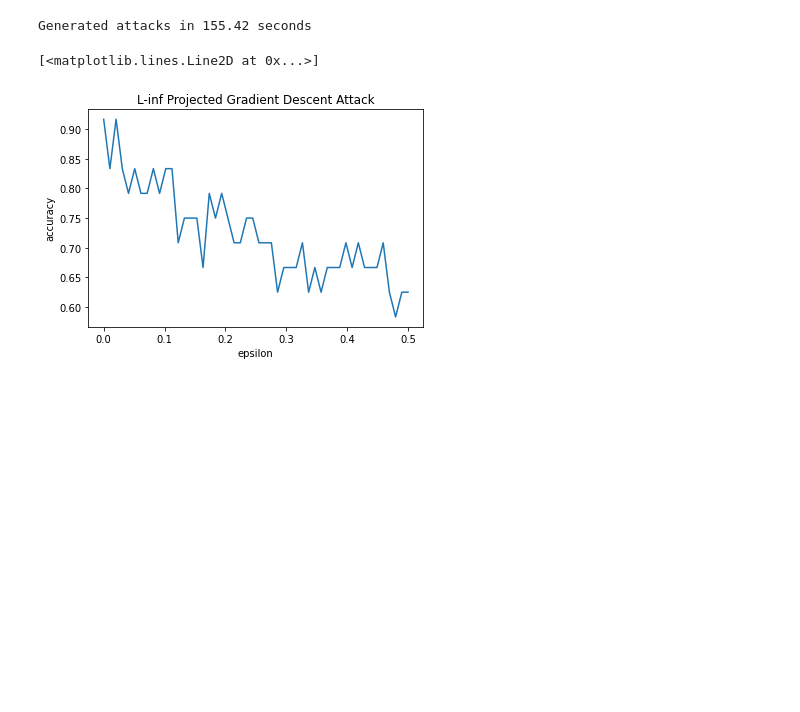
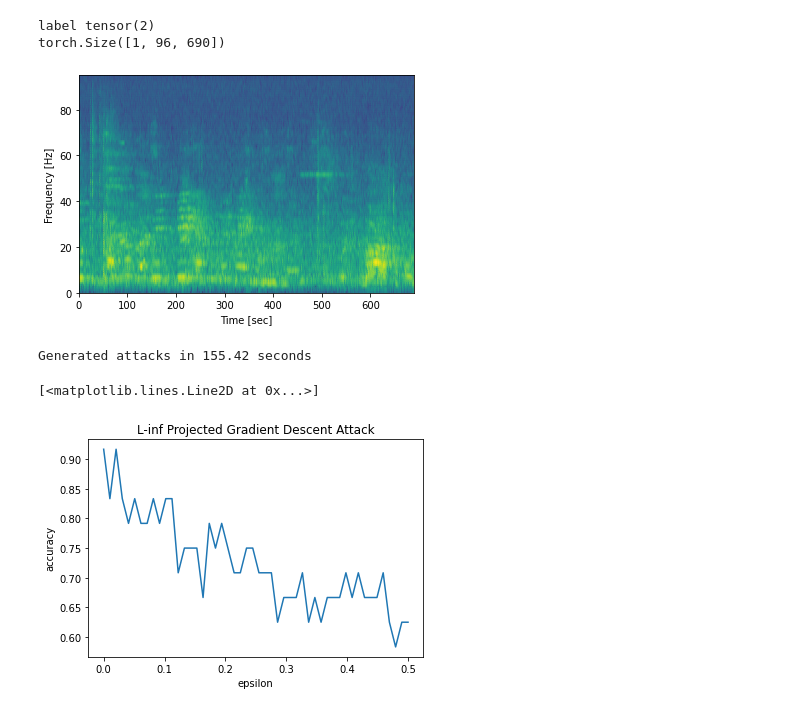
Before and after one commit to Vardanush/Robust-audio-classification, a Jupyter notebook: notebooks/foolbox_attacks.ipynb, the cells around one changed output. Drawn from its saved outputs; the diff is of its cells as text; code cells hidden in the pictures; blank space fills up the shorter version.

```diff
--- a/notebooks/foolbox_attacks.ipynb
+++ b/notebooks/foolbox_attacks.ipynb
@@ -46,3 +70,16 @@ clean accuracy:  83.3 %
+# %%
+# Visualize original sample
+sample = batch[0]
+print("label %s" %(batch[1][16]))
+print(sample[16].shape)
+plt.pcolormesh(sample[16].squeeze().numpy(), shading='gouraud')
+plt.ylabel('Frequency [Hz]')
+plt.xlabel('Time [sec]')
+plt.show()
+# %% [output]
+label tensor(2)
+torch.Size([1, 96, 690])
+[figure, added]
 # %%
 # evaluate robustness with L-inf projected gradient descent attack
 attack = LinfPGD()
```
Also changed, not shown: parts of 6 cells of this notebook, 4 other files.
